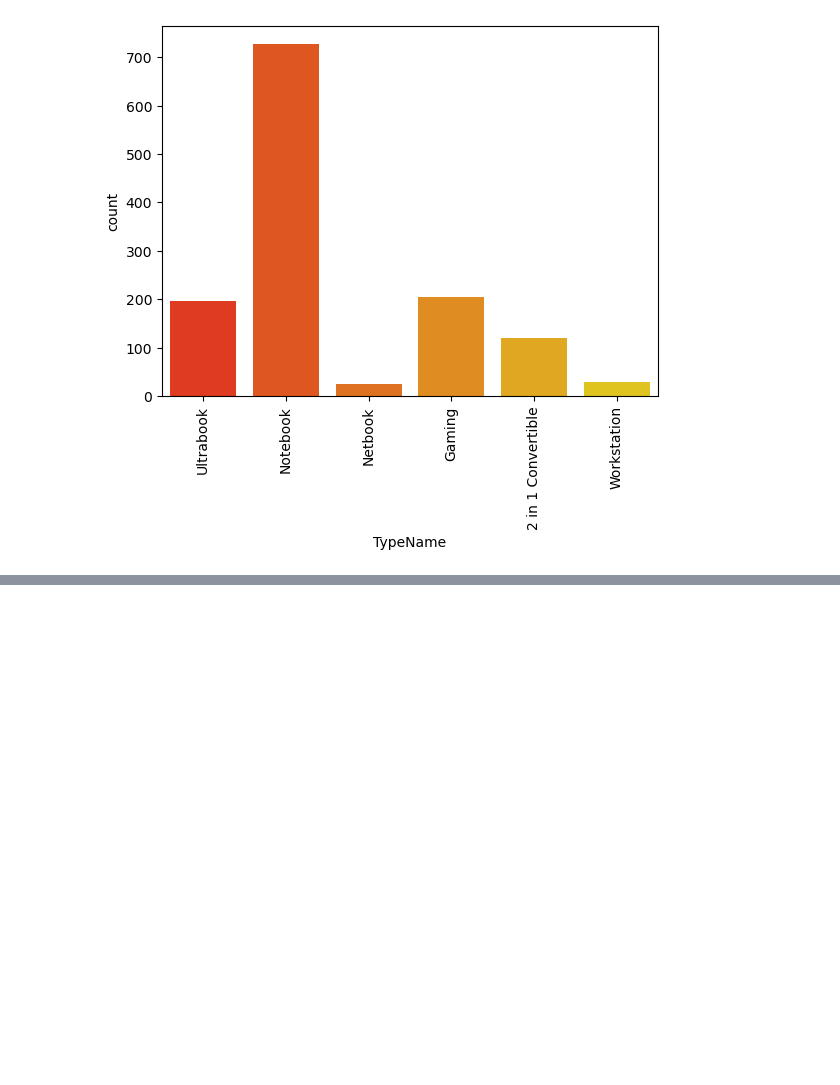
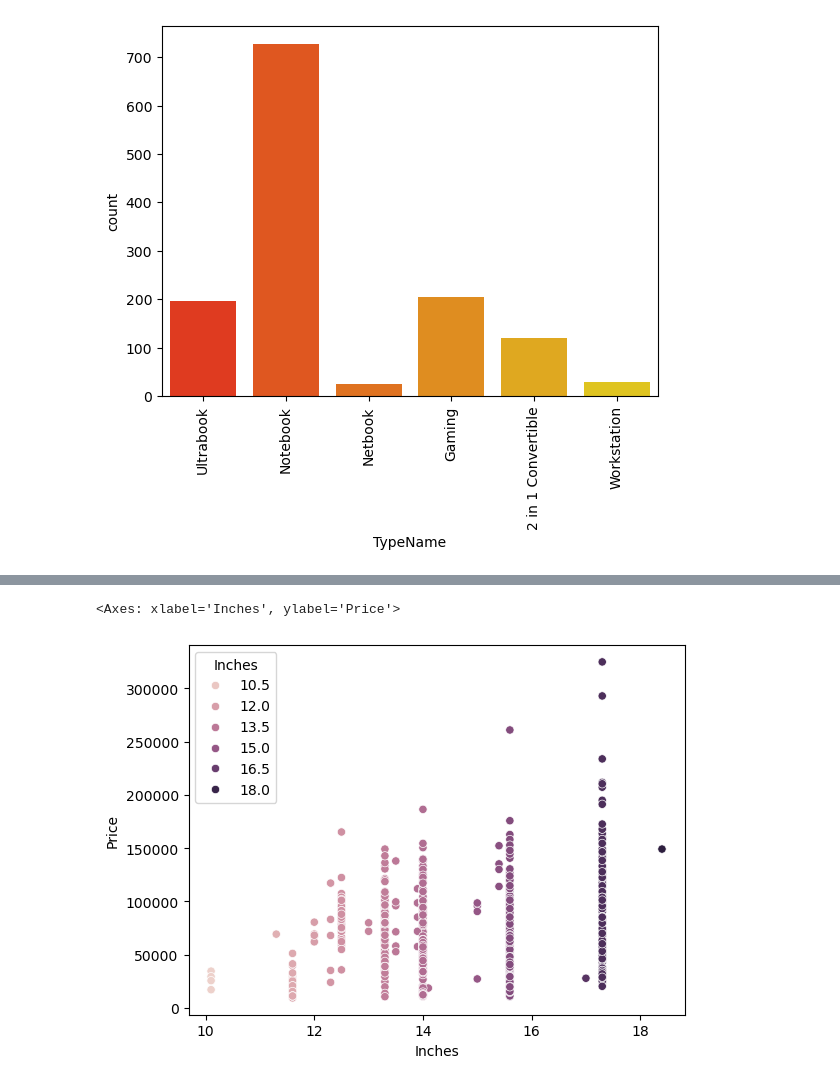
Before and after one commit to devloopcode/laptop_price_predictor, a Jupyter notebook: laptop_price_predicted.ipynb, the cells around one changed output, grey strips where cells are left out. Cells and saved outputs as stored; diff of their text form; code cells hidden in the pictures; blank space fills up the shorter version.

```diff
--- a/laptop_price_predicted.ipynb
+++ b/laptop_price_predicted.ipynb
@@ -190,0 +197,5 @@ plt.show()
+# %%
+sns.scatterplot(x='Inches', y=TARGET_COL, data=df, legend=True, hue='Inches')
+# %% [output]
+<Axes: xlabel='Inches', ylabel='Price'>
+[figure, added]
```
Also changed, not shown: parts of 2 cells of this notebook, 1 other file.
